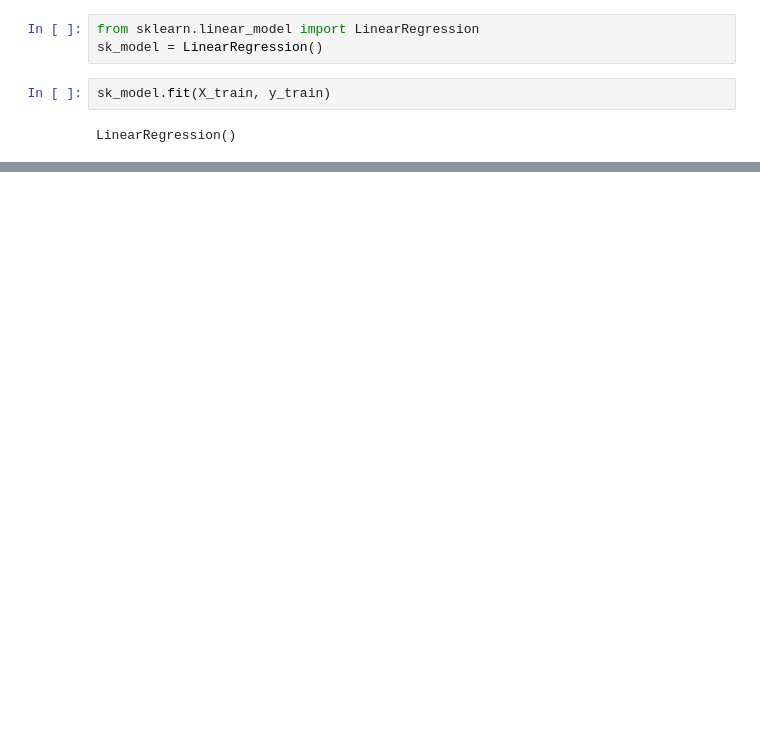
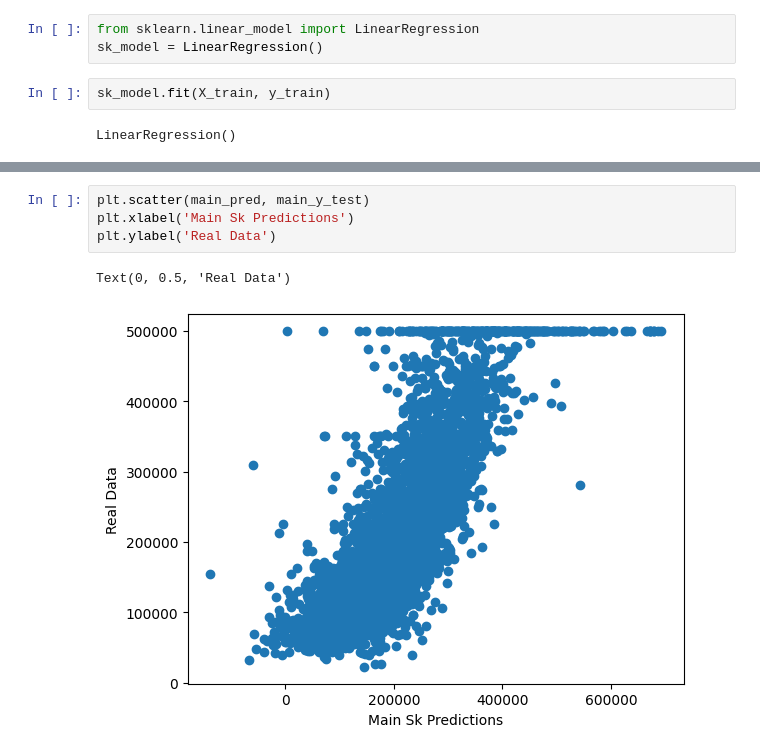
Before and after one commit to firhzmelo/linear-regression, a Jupyter notebook: linear_regression.ipynb, the cells around one changed output, grey strips where cells are left out. Saved outputs shown, nothing was run; the diff lists cells and outputs as text; blank space fills up the shorter version.

```diff
--- a/linear_regression.ipynb
+++ b/linear_regression.ipynb
@@ -306,0 +376,7 @@ mean_absolute_error(y_test, sk_predictions)
+# %%
+plt.scatter(main_pred, main_y_test)
+plt.xlabel('Main Sk Predictions')
+plt.ylabel('Real Data')
+# %% [output]
+Text(0, 0.5, 'Real Data')
+[figure, added]
```
Also changed, not shown: parts of 29 cells of this notebook, 1 other file.
